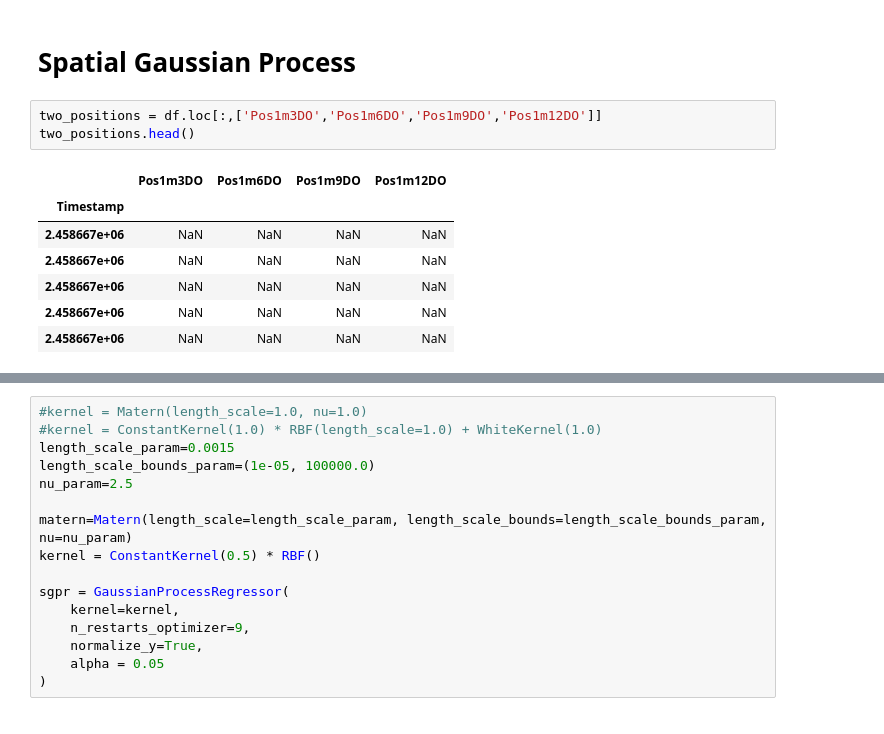
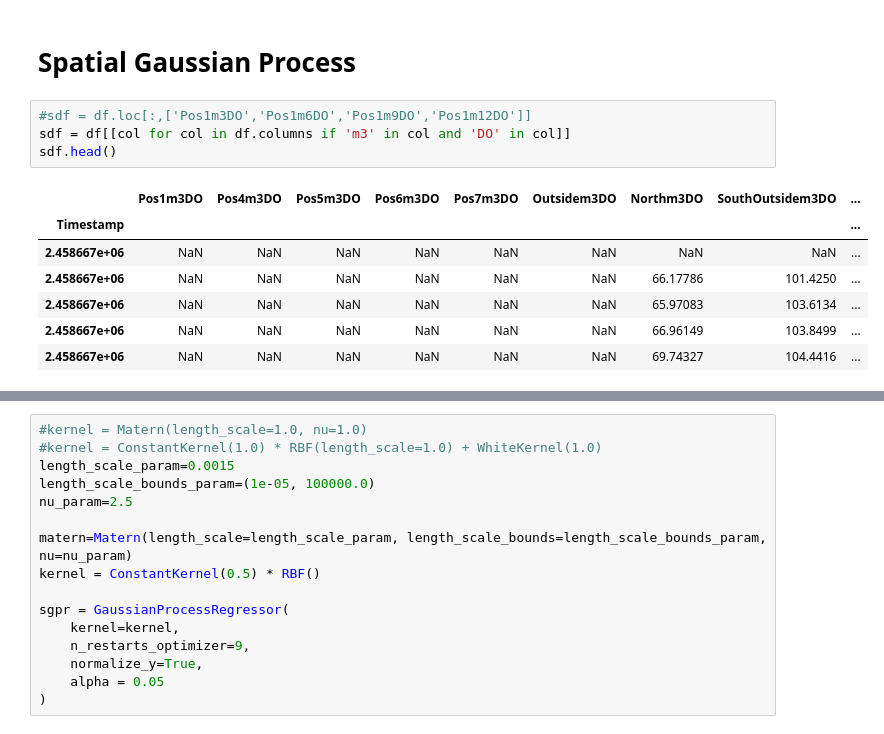
Before and after one commit to larsmmo/Master, a Jupyter notebook: visualization/GPviz.ipynb, the cells around one changed output, grey strips where cells are left out. Cells and saved outputs as stored; diff of their text form.

```diff
--- a/visualization/GPviz.ipynb
+++ b/visualization/GPviz.ipynb
@@ -126,15 +138,16 @@ plot_gp(predictionRange[:sample_size*3], X[:sample_size:step_size], y[:sample_si
 [figure]
 # %% [markdown]
 # Spatial Gaussian Process
-# %%
-two_positions = df.loc[:,['Pos1m3DO','Pos1m6DO','Pos1m9DO','Pos1m12DO']]
-two_positions.head()
-# %% [output]
-|  | Pos1m3DO | Pos1m6DO | Pos1m9DO | Pos1m12DO |
-| Timestamp |  |  |  |  |
-| 2.458667e+06 | NaN | NaN | NaN | NaN |
-| 2.458667e+06 | NaN | NaN | NaN | NaN |
-| 2.458667e+06 | NaN | NaN | NaN | NaN |
-| 2.458667e+06 | NaN | NaN | NaN | NaN |
-| 2.458667e+06 | NaN | NaN | NaN | NaN |
+# %%
+#sdf = df.loc[:,['Pos1m3DO','Pos1m6DO','Pos1m9DO','Pos1m12DO']]
+sdf = df[[col for col in df.columns if 'm3' in col and 'DO' in col]]
+sdf.head()
+# %% [output]
+|  | Pos1m3DO | Pos4m3DO | Pos5m3DO | Pos6m3DO | Pos7m3DO | Outsidem3DO | Northm3DO | SouthOutsidem3DO | ... |
+| Timestamp |  |  |  |  |  |  |  |  | ... |
+| 2.458667e+06 | NaN | NaN | NaN | NaN | NaN | NaN | NaN | NaN | ... |
+| 2.458667e+06 | NaN | NaN | NaN | NaN | NaN | NaN | 66.17786 | 101.4250 | ... |
+| 2.458667e+06 | NaN | NaN | NaN | NaN | NaN | NaN | 65.97083 | 103.6134 | ... |
+| 2.458667e+06 | NaN | NaN | NaN | NaN | NaN | NaN | 66.96149 | 103.8499 | ... |
+| 2.458667e+06 | NaN | NaN | NaN | NaN | NaN | NaN | 69.74327 | 104.4416 | ... |
 # %%
```
Also changed, not shown: parts of 17 cells of this notebook, 1 other file.
